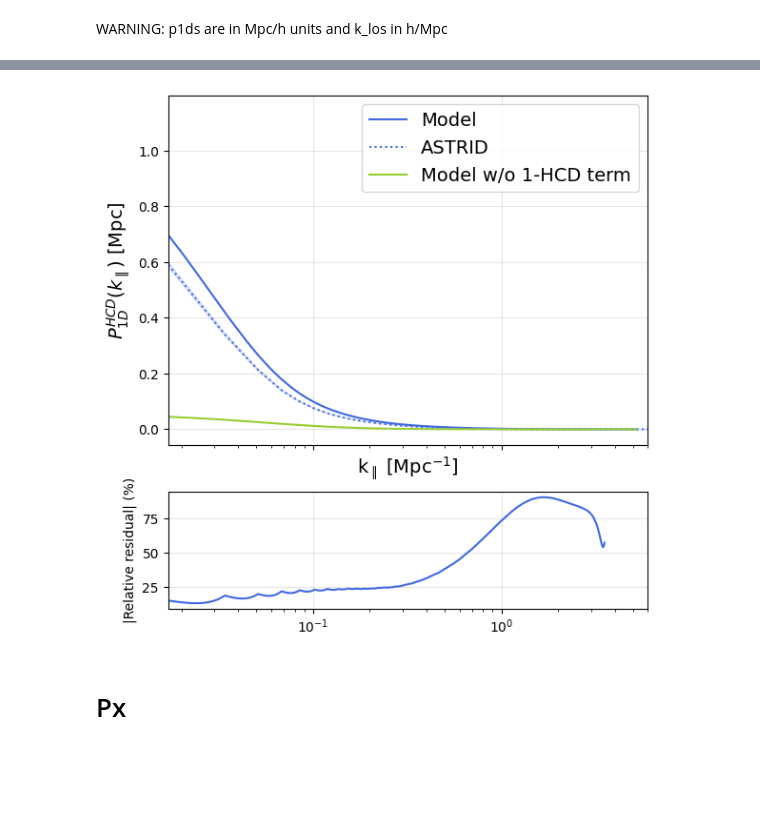
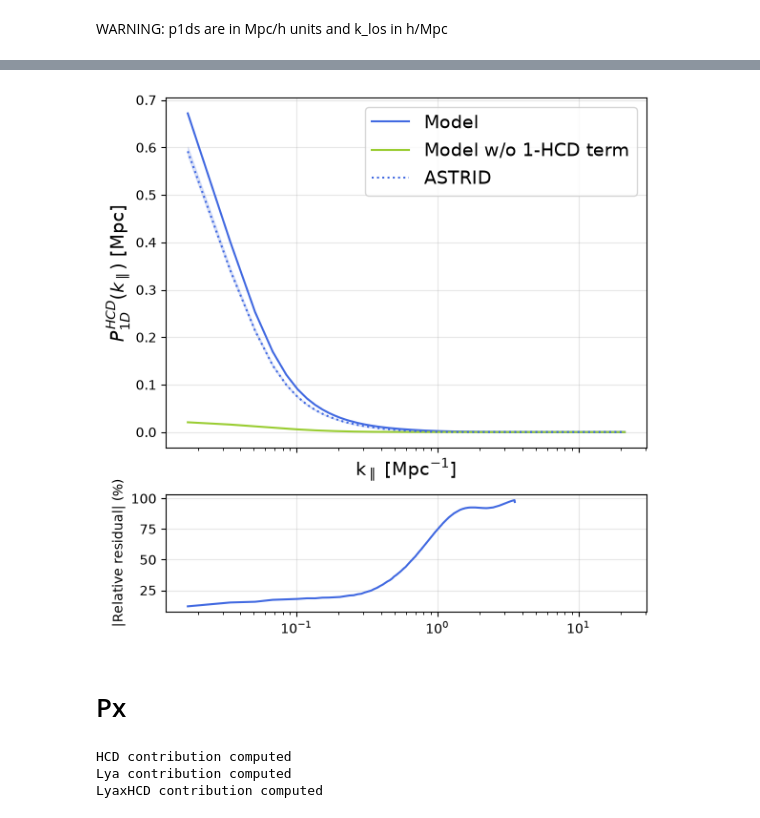
Before and after one commit to andreufont/astrid_hcd, a Jupyter notebook: MW11model/Comparisons/ModelvsASTRID.ipynb, the cells around one changed output, grey strips where cells are left out. Saved outputs shown, nothing was run; the diff lists cells and outputs as text; code cells hidden in the pictures; blank space fills up the shorter version.

```diff
--- a/MW11model/Comparisons/ModelvsASTRID.ipynb
+++ b/MW11model/Comparisons/ModelvsASTRID.ipynb
@@ -108,5 +76,5 @@ p1d_hcd = w1 + np.trapezoid(kperp*p3d_hcd_newgrid, kperp)/(2*np.pi)
 # %%
-data = '/pscratch/sd/l/lflores/astrid_hcd_outputs/p1ds_0.3_21.3.hdf5'
+data = '/data/desi/scratch/lfloresl/astrid_hcd_outputs/p1ds_0.3_21.3.hdf5'
 
 with h5py.File(data, 'r') as f:
     print('Atributes:')
@@ -115,10 +83,16 @@ with h5py.File(data, 'r') as f:
     print('----------------')
     print('Data:')
     print(f.keys())
-    k_los = f['k_los'][:]
+    k_los = f['k_los'][1:]
     print('k_los shape:', k_los.shape)
-    p1ds_hcd = f['p1d_hcd'][:]
+    p1ds_tot = f['p1d_tot'][:, 1:]
+    print('p1ds_tot shape:', p1ds_tot.shape)
+    p1ds_lya = f['p1d_lya'][:, 1:]
+    print('p1ds_lya shape:', p1ds_lya.shape)
+    p1ds_hcd = f['p1d_hcd'][:, 1:]
     print('p1ds_hcd shape:', p1ds_hcd.shape)
+    p1ds_lyahcd = f['p1d_lyahcd'][:, 1:]
+    print('p1ds_lyahcd shape:', p1ds_lyahcd.shape)
     Cs = f['C'][()]
     print('Cs shape = ', Cs.shape)
     mask = f['mask'][:]
@@ -143,7 +120,21 @@ mask shape: (10000,)
 # %% [markdown]
 WARNING: p1ds are in Mpc/h units and k_los in h/Mpc
 # %%
-k_los *= hubble  # In Mpc^-1
-p1ds_hcd /= hubble
-P1d_hcd, P1d_std_hcd = np.mean(p1ds_hcd, axis=0), np.std(p1ds_hcd, axis=0)/np.sqrt(p1ds_hcd.shape[0]-1)
+k_los *= cosmo.CAMBparams.h  # In Mpc^-1
+p1ds_tot /= cosmo.CAMBparams.h
+p1ds_lya /= cosmo.CAMBparams.h
+p1ds_hcd /= cosmo.CAMBparams.h
+p1ds_lyahcd /= cosmo.CAMBparams.h
+
+p1d_tot_m = np.interp(k_los, k_los_m, p1d_tot)
+p1d_lya_m = np.interp(k_los, k_los_m, p1d_lya)
+p1d_hcd_m = np.interp(k_los, k_los_m, p1d_hcd)
+p1d_lyahcd_m = np.interp(k_los, k_los_m, p1d_lyahcd)
+w1_m = np.interp(k_los, k_los_m, w1)
+# %%
+Nmodes = p1ds_tot.shape[0]
+P1d_tot, P1d_std_tot = np.mean(p1ds_tot, axis=0), np.std(p1ds_tot, axis=0)/np.sqrt(Nmodes-1)
+P1d_lya, P1d_std_lya = np.mean(p1ds_lya, axis=0), np.std(p1ds_lya, axis=0)/np.sqrt(Nmodes-1)
+P1d_hcd, P1d_std_hcd = np.mean(p1ds_hcd, axis=0), np.std(p1ds_hcd, axis=0)/np.sqrt(Nmodes-1)
+P1d_lyahcd, P1d_std_lyahcd = np.mean(p1ds_lyahcd, axis=0), np.std(p1ds_lyahcd, axis=0)/np.sqrt(Nmodes-1)
 # %%
@@ -165,41 +250,45 @@ plt.savefig('plot.png', dpi=200, bbox_inches='tight')
 # %%
-res_hcd = (np.abs(np.interp(k_w1w2, k_los, P1d_hcd)[1:] - p1d_hcd[1:])/p1d_hcd[1:])
+res_tot = np.abs(P1d_tot - p1d_tot_m)/p1d_tot_m
+res_lya = np.abs(P1d_lya - p1d_lya_m)/p1d_lya_m
+res_hcd = np.abs(P1d_hcd - p1d_hcd_m)/p1d_hcd_m
+res_lyahcd = np.abs(P1d_lyahcd - p1d_lyahcd_m)/p1d_lyahcd_m
 # %%
 fig, axes = plt.subplots(2, 1, figsize=(6.5, 7), sharex='col',
                          gridspec_kw={'height_ratios': [3, 1]}, )
 
 # Upper panel
 ax = axes[0]
-ax.plot(k_w1w2, p1d_hcd, color='royalblue', label='Model')
+ax.plot(k_los, p1d_hcd_m, color='royalblue', label='Model')
+ax.plot(k_los, p1d_hcd_m-w1_m, color='yellowgreen', label='Model w/o 1-HCD term')
 ax.plot(k_los, P1d_hcd, color='royalblue', linestyle=':', label='ASTRID')
 ax.fill_between(k_los, (P1d_hcd-P1d_std_hcd), (P1d_hcd+P1d_std_hcd), color='royalblue', alpha=0.15)
-ax.plot(k_w1w2, p1d_hcd-w1, color='yellowgreen', label='Model w/o 1-HCD term')
 
 ax.legend(loc='upper right', fontsize=14)
 ax.set_xscale('log')
 ax.grid(alpha=0.3)
-ax.set_xlim(k_los[1:].min(), 6)
-
 ax.set_xlabel(r'k$_\parallel$ [Mpc$^{-1}$]', fontsize=14)
 ax.set_ylabel(r'$P_{1D}^{HCD}(k_\parallel)$ [Mpc]', fontsize=14)
 
 # Lower pannel
 ax = axes[1]
-ax.plot(k_w1w2[1:], np.abs(res_hcd)*100, color='royalblue')
+ax.plot(k_los, np.abs(res_hcd)*100, color='royalblue')
 ax.set_ylabel('|Relative residual| (%)')
 ax.grid(alpha=0.3)
 
 plt.savefig('plot.png', dpi=200, bbox_inches='tight')
 # %% [output]
-[figure, old version]
+[figure, new version]
 # %% [markdown]
 # Px
 # %%
-cosmo_dict = {
-    'H0': 100*hubble,
-    'ombh2': ombh2,
-    'omch2': omch2,
-    'ns': ns,
-    'As': As}
-
-r_bins = [0.6, 1.09, 1.97, 3.58, 6.5, 11.8]
+r_bins = [0.6, 1.09, 1.97, 3.58, 6.5, 11.8]  # Mpc
+results_px = px_model(bias_hcd, bias_lya, z, cosmo, NHirange, fNHiX, r_bins)
+k_los_m = results_px['k_los']
+px_tot = results_px['px_tot']
+px_lya = results_px['px_lya']
+px_hcd = results_px['px_hcd']
+px_lyahcd = results_px['px_lyahcd']
+# %% [output]
+HCD contribution computed
+Lya contribution computed
+LyaxHCD contribution computed
```
Also changed, not shown: parts of 30 cells of this notebook, 15 other files.
